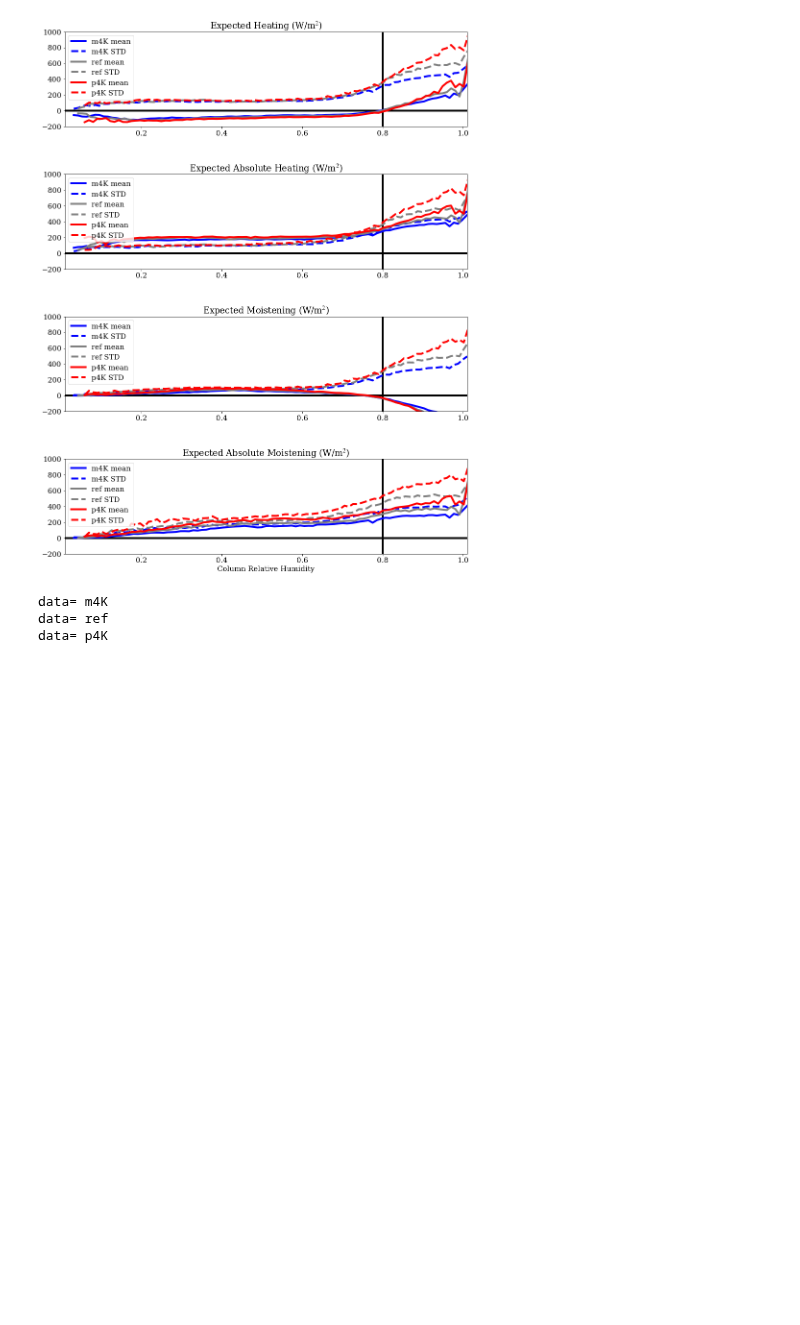
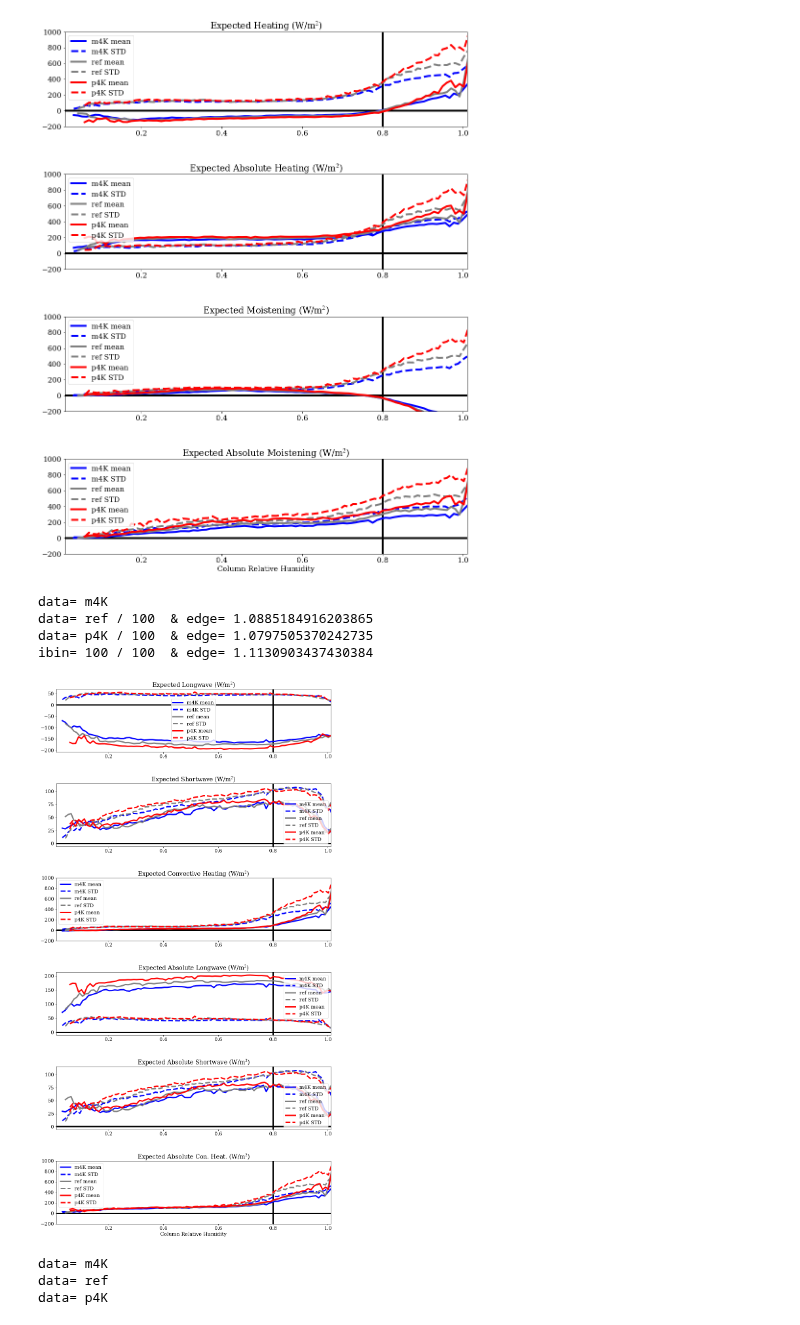
Before and after one commit to wallingTACC/CBRAIN-CAM, a Jupyter notebook: notebooks/tbeucler_devlog/045_Real_geography_analysis.ipynb, the cells around one changed output. Saved outputs shown, nothing was run; the diff lists cells and outputs as text; code cells hidden in the pictures; blank space fills up the shorter version.

```diff
--- a/notebooks/tbeucler_devlog/045_Real_geography_analysis.ipynb
+++ b/notebooks/tbeucler_devlog/045_Real_geography_analysis.ipynb
@@ -456,6 +539,62 @@ for iax in range(4):
     ax[iax].legend()
 # %% [output]
 [figure]
+# %%
+LW_CRH = {}
+ABSLW_CRH = {}
+SW_CRH = {}
+ABSSW_CRH = {}
+CON_CRH = {}
+ABSCON_CRH = {}
+
+for idata,data in enumerate(['m4K','ref','p4K']):
+    print('data=',data)
+
+    if idata==0: d = datam4K
+    elif idata==1: d = dataref
+    elif idata==2: d = datap4K
+
+    LW_CRH[data] = conditional_avg_and_std(CRHHIST[data][1],CRH[data].flatten(),LW[data].flatten())
+    SW_CRH[data] = conditional_avg_and_std(CRHHIST[data][1],CRH[data].flatten(),SW[data].flatten())
+    CON_CRH[data] = conditional_avg_and_std(CRHHIST[data][1],CRH[data].flatten(),CON[data].flatten())
+    ABSLW_CRH[data] = conditional_avg_and_std(CRHHIST[data][1],CRH[data].flatten(),ABSLW[data].flatten())
+    ABSSW_CRH[data] = conditional_avg_and_std(CRHHIST[data][1],CRH[data].flatten(),ABSSW[data].flatten())
+    ABSCON_CRH[data] = conditional_avg_and_std(CRHHIST[data][1],CRH[data].flatten(),ABSCON[data].flatten())
+# %% [output]
+data= m4K
+data= ref / 100  & edge= 1.0885184916203865
+data= p4K / 100  & edge= 1.0797505370242735
+ibin= 100 / 100  & edge= 1.1130903437430384
+# %%
+fig,ax = plt.subplots(6,1,figsize=(15,30))
+plt.subplots_adjust(hspace=0.5)
+for iax in range(6):
+    #print('iax=',iax)
+    for idata,data in enumerate(['m4K','ref','p4K']):
+        #print('data=',data)
+
+        if idata==0: d = datam4K
+        elif idata==1: d = dataref
+        elif idata==2: d = datap4K
+
+        if iax==0: Y = LW_CRH[data]; LABEL = 'Expected Longwave (W/m$^{2}$)'
+        elif iax==1: Y = SW_CRH[data]; LABEL = 'Expected Shortwave (W/m$^{2}$)'
+        elif iax==2: Y = CON_CRH[data]; LABEL = 'Expected Convective Heating (W/m$^{2}$)'
+        elif iax==3: Y = ABSLW_CRH[data]; LABEL = 'Expected Absolute Longwave (W/m$^{2}$)'
+        elif iax==4: Y = ABSSW_CRH[data]; LABEL = 'Expected Absolute Shortwave (W/m$^{2}$)'
+        elif iax==5: Y = ABSCON_CRH[data]; LABEL = 'Expected Absolute Con. Heat. (W/m$^{2}$)'
+
+        ax[iax].plot(edg2bin(CRHHIST[data][1]),Y[0],color=COLOR[idata],label=data+' mean',linestyle='-')
+        ax[iax].plot(edg2bin(CRHHIST[data][1]),Y[1],color=COLOR[idata],label=data+' STD',linestyle='--')
+    ax[iax].axvline(x=0.8,color='k',zorder=0)
+    ax[iax].axhline(y=0,color='k',zorder=0)
+    if iax==5: ax[iax].set_xlabel('Column Relative Humidity')
+    ax[iax].set_title(LABEL)
+    ax[iax].set_xlim((0.01,1.01))
+    if iax%3==2: ax[iax].set_ylim((-200,1000))
+    ax[iax].legend()
+# %% [output]
+[figure, added]
 # %%
 HEATcrhHIST = {}
 ABSHEATcrhHIST = {}
```
Also changed, not shown: parts of 7 cells of this notebook, 1 other file.
